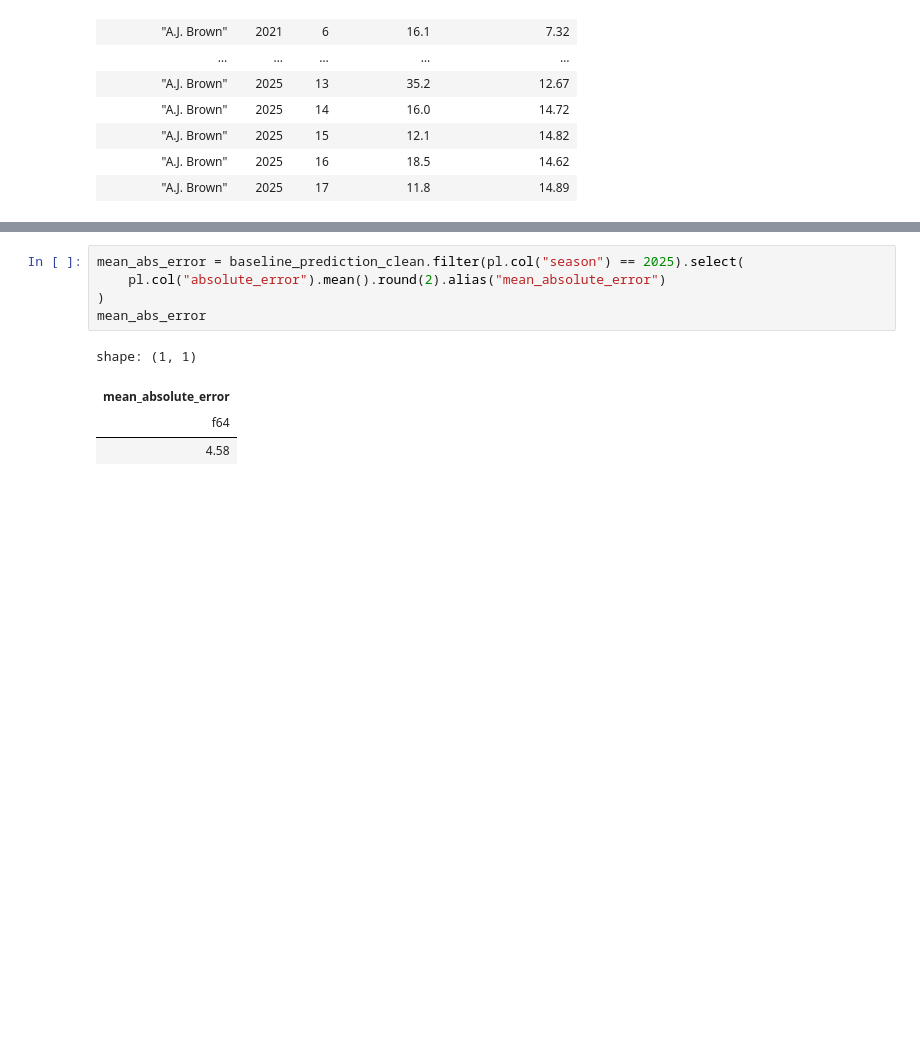
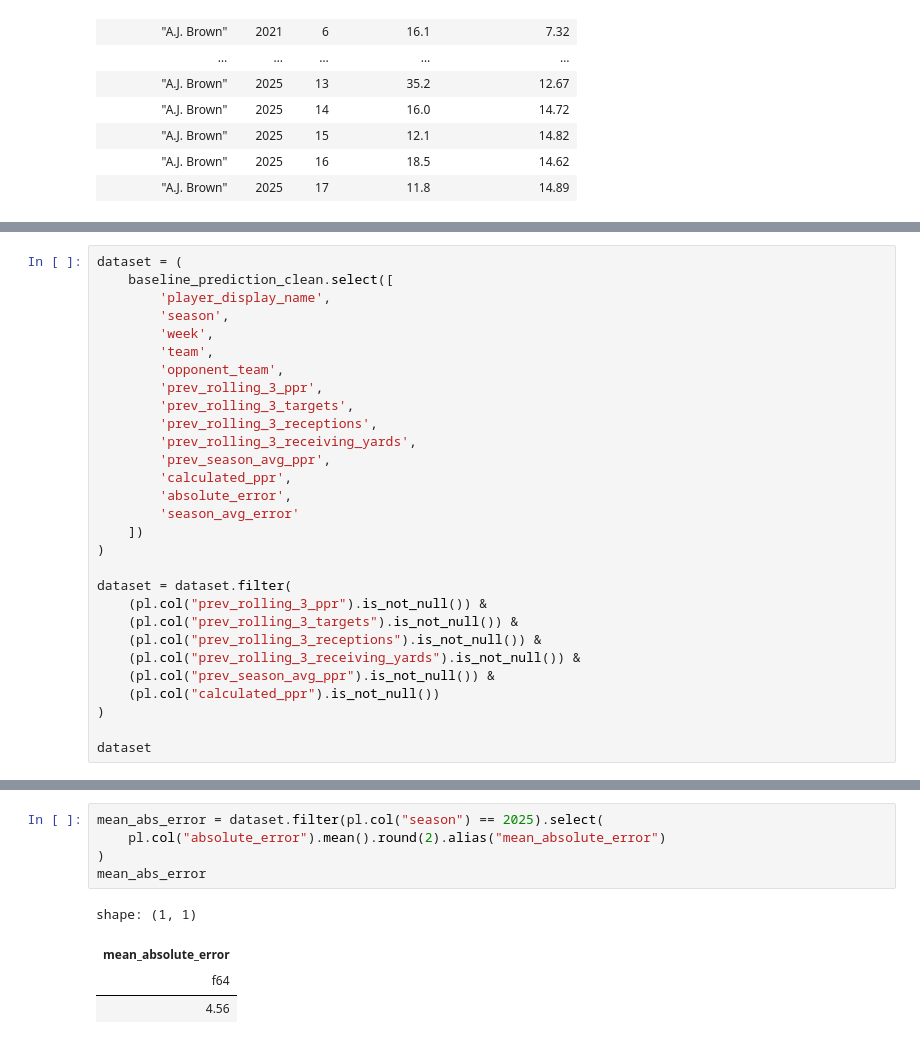
Before and after one commit to samarthsarda9/fantasy-football-project, a Jupyter notebook: notebooks/03_further_engineering.ipynb, the cells around one changed output, grey strips where cells are left out. Cells and saved outputs as stored; diff of their text form; blank space fills up the shorter version.

```diff
--- a/notebooks/03_further_engineering.ipynb
+++ b/notebooks/03_further_engineering.ipynb
@@ -272,3 +246,32 @@ shape: (8_944, 28)
 | "Zay Jones" | 2025 | "REG" | 6 | "ARI" | "IND" | 5 | 8 | ... |
 | "Zay Jones" | 2025 | "REG" | 7 | "ARI" | "GB" | 2 | 2 | ... |
 | "Zay Jones" | 2025 | "REG" | 10 | "ARI" | "SEA" | 0 | 1 | ... |
+# %%
+dataset = (
+    baseline_prediction_clean.select([
+        'player_display_name',
+        'season',
+        'week',
+        'team',
+        'opponent_team',
+        'prev_rolling_3_ppr',
+        'prev_rolling_3_targets',
+        'prev_rolling_3_receptions',
+        'prev_rolling_3_receiving_yards',
+        'prev_season_avg_ppr',
+        'calculated_ppr',
+        'absolute_error',
+        'season_avg_error'
+    ])
+)
+
+dataset = dataset.filter(
+    (pl.col("prev_rolling_3_ppr").is_not_null()) &
+    (pl.col("prev_rolling_3_targets").is_not_null()) &
+    (pl.col("prev_rolling_3_receptions").is_not_null()) &
+    (pl.col("prev_rolling_3_receiving_yards").is_not_null()) &
+    (pl.col("prev_season_avg_ppr").is_not_null()) &
+    (pl.col("calculated_ppr").is_not_null())
+)
+
+dataset
@@ -275,11 +293,11 @@ shape: (8_944, 28)
 # %%
-mean_abs_error = baseline_prediction_clean.filter(pl.col("season") == 2025).select(
+mean_abs_error = dataset.filter(pl.col("season") == 2025).select(
     pl.col("absolute_error").mean().round(2).alias("mean_absolute_error")
 )
 mean_abs_error
 # %% [output]
 shape: (1, 1)
 | mean_absolute_error |
 | f64 |
-| 4.58 |
+| 4.56 |
 # %%
```
Also changed, not shown: parts of 13 cells of this notebook, 2 other files.
